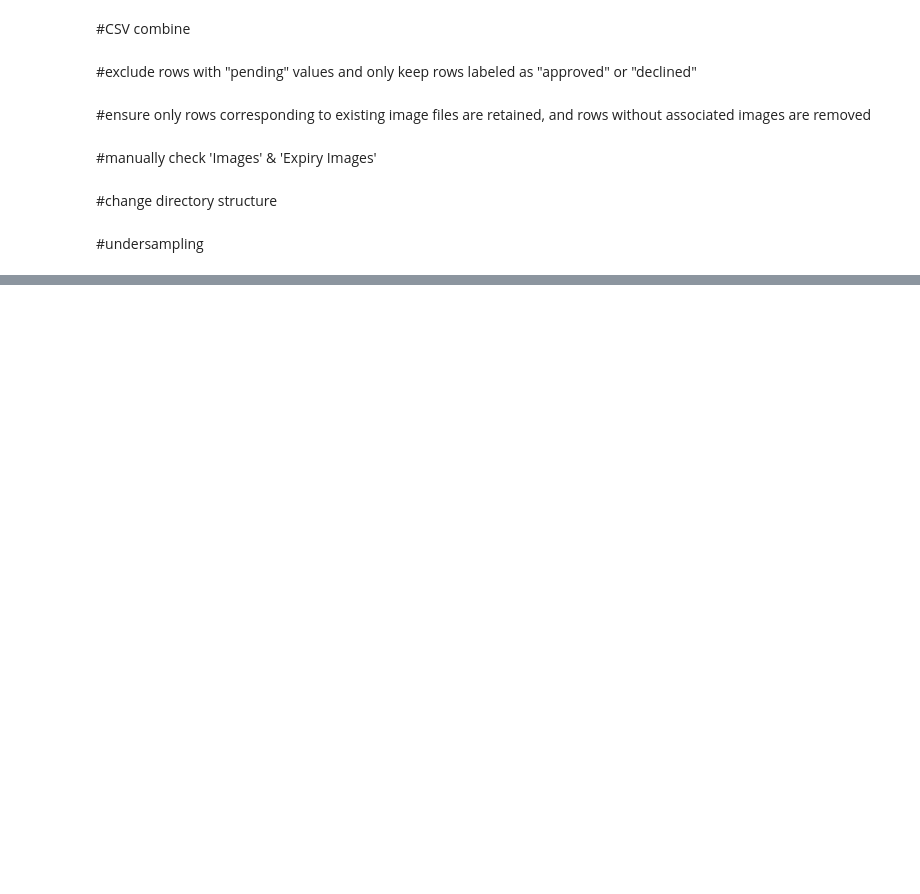
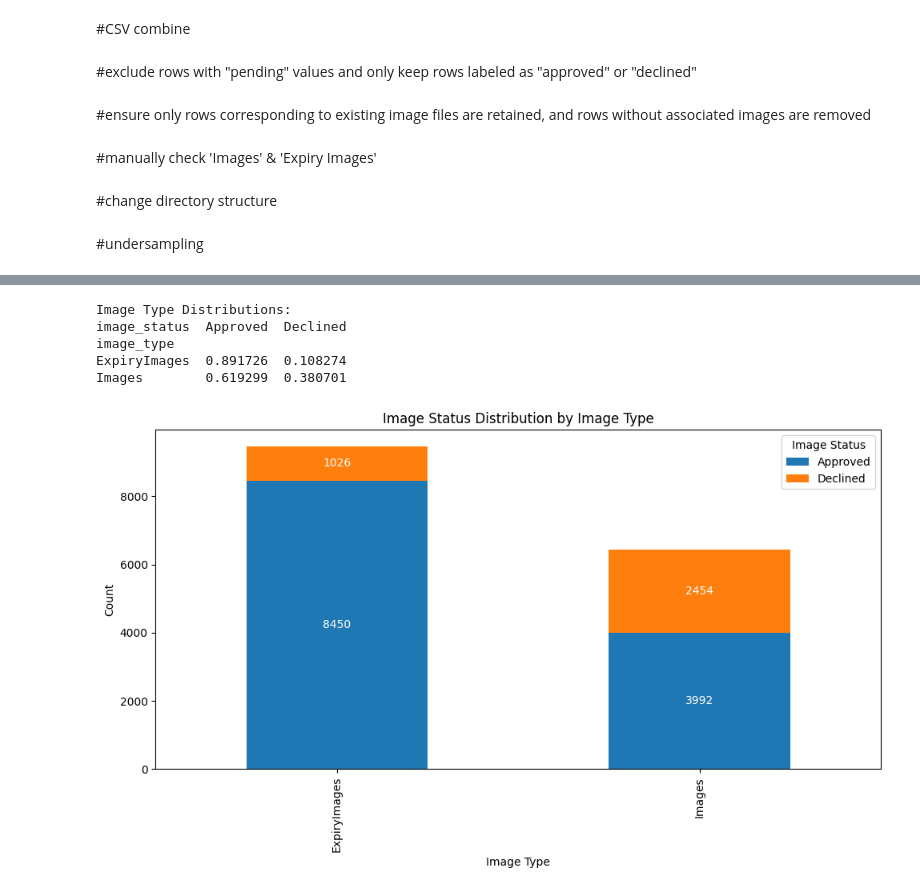
Before and after one commit to signife/PhotoQA, a Jupyter notebook: EDA_new.ipynb, the cells around one changed output, grey strips where cells are left out. Saved outputs shown, nothing was run; the diff lists cells and outputs as text; code cells hidden in the pictures; blank space fills up the shorter version.

```diff
--- a/EDA_new.ipynb
+++ b/EDA_new.ipynb
@@ -299,27 +318,81 @@ print(expiryimage_counts)
 # %%
+# import pandas as pd
+# import matplotlib.pyplot as plt
+# import seaborn as sns
+
+# # Load the CSV file
+# file_path = 'data/newimage.csv'  # 로컬 파일 경로로 변경
+# data = pd.read_csv(file_path)
+
+# # Group by 'image_type' and calculate the distribution of 'image_status'
+# image_type_distributions = data.groupby('image_type')['image_status'].value_counts(normalize=True).unstack()
+
+# # Display the distribution as a table
+# print("Image Type Distributions:")
+# print(image_type_distributions)
+
+# # Visualize the distribution with a bar plot
+# image_type_distributions.plot(kind='bar', stacked=True, figsize=(10, 6))
+# plt.title("Image Status Distribution by Image Type")
+# plt.ylabel("Proportion")
+# plt.xlabel("Image Type")
+# plt.legend(title="Image Status")
+# plt.tight_layout()
+# plt.show()
+
+
+
 import pandas as pd
 import matplotlib.pyplot as plt
 import seaborn as sns
 
 # Load the CSV file
 file_path = 'data/newimage.csv'  # 로컬 파일 경로로 변경
 data = pd.read_csv(file_path)
 
 # Group by 'image_type' and calculate the distribution of 'image_status'
 image_type_distributions = data.groupby('image_type')['image_status'].value_counts(normalize=True).unstack()
+image_type_counts = data.groupby('image_type')['image_status'].value_counts().unstack()
 
 # Display the distribution as a table
 print("Image Type Distributions:")
 print(image_type_distributions)
 
-# Visualize the distribution with a bar plot
-image_type_distributions.plot(kind='bar', stacked=True, figsize=(10, 6))
+# Prepare bar chart
+fig, ax = plt.subplots(figsize=(10, 6))
+image_type_counts.plot(kind='bar', stacked=True, ax=ax)
+
+# Add title and labels
 plt.title("Image Status Distribution by Image Type")
-plt.ylabel("Proportion")
+plt.ylabel("Count")
 plt.xlabel("Image Type")
 plt.legend(title="Image Status")
 plt.tight_layout()
+
+# Add text labels on bars
+for container in ax.containers:
+    for bar in container:
+        height = bar.get_height()
+        if height > 0:
+            ax.text(
+                bar.get_x() + bar.get_width() / 2,
+                bar.get_y() + height / 2,
+                f'{int(height)}',  # Convert height to integer
+                ha='center',
+                va='center',
+                fontsize=10,
+                color='white'  # Ensure text is visible on the bar
+            )
+
+# Show the plot
 plt.show()
+# %% [output]
+Image Type Distributions:
+image_status  Approved  Declined
+image_type
+ExpiryImages  0.891726  0.108274
+Images        0.619299  0.380701
+[figure, added]
 # %%
 import pandas as pd
 
```
Also changed, not shown: parts of 3 cells of this notebook, 1 other file.
